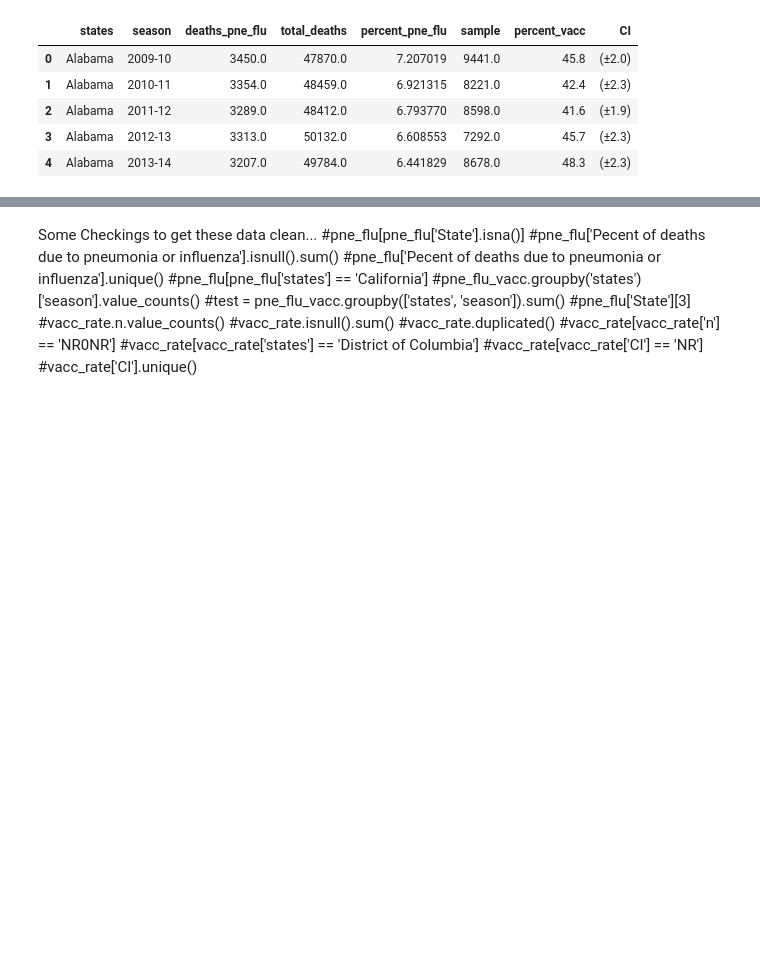
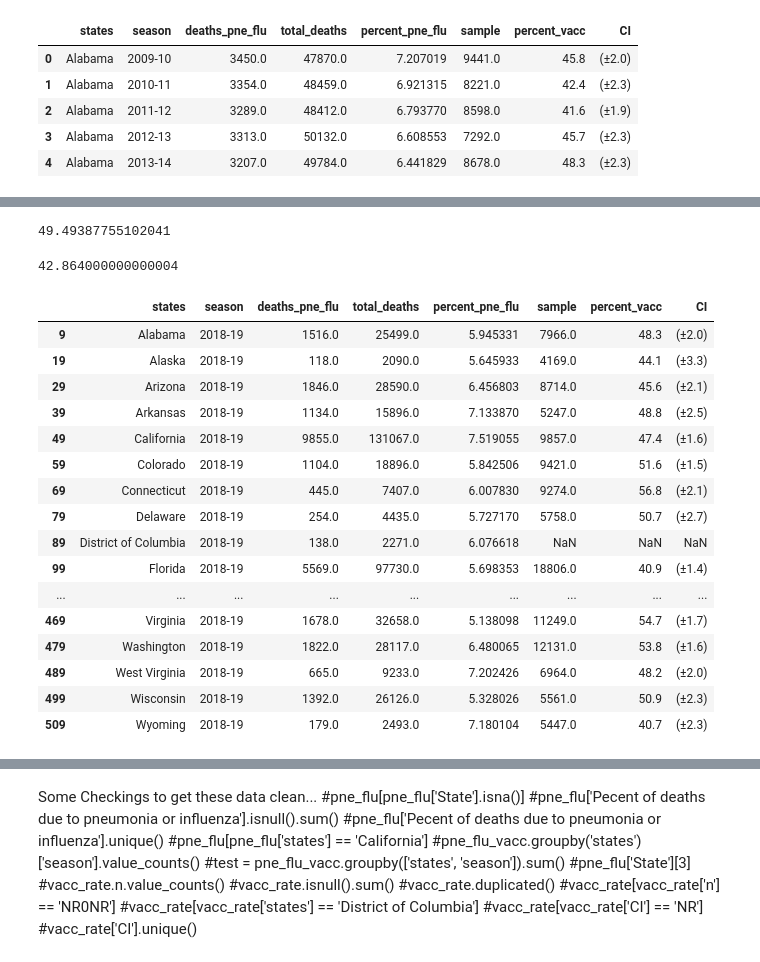
Before and after one commit to foyaza/pneumonia_influenza_deaths, a Jupyter notebook: capstone_data_cleaning_merging.ipynb, the cells around one changed output, grey strips where cells are left out. Drawn from its saved outputs; the diff is of its cells as text; code cells hidden in the pictures; blank space fills up the shorter version.

```diff
--- a/capstone_data_cleaning_merging.ipynb
+++ b/capstone_data_cleaning_merging.ipynb
@@ -297,0 +330,28 @@ pne_flu_vacc.to_csv('data/pne_flu_vacc.csv', index = False)
+# %%
+pne_flu_vacc[pne_flu_vacc['season'] == '2018-19']['percent_vacc'].mean()
+# %% [output]
+49.49387755102041
+# %%
+pne_flu_vacc[pne_flu_vacc['season'] == '2017-18']['percent_vacc'].mean()
+# %% [output]
+42.864000000000004
+# %%
+pne_flu_vacc[pne_flu_vacc['season'] == '2018-19']
+# %% [output]
+|  | states | season | deaths_pne_flu | total_deaths | percent_pne_flu | sample | percent_vacc | CI |
+| 9 | Alabama | 2018-19 | 1516.0 | 25499.0 | 5.945331 | 7966.0 | 48.3 | (±2.0) |
+| 19 | Alaska | 2018-19 | 118.0 | 2090.0 | 5.645933 | 4169.0 | 44.1 | (±3.3) |
+| 29 | Arizona | 2018-19 | 1846.0 | 28590.0 | 6.456803 | 8714.0 | 45.6 | (±2.1) |
+| 39 | Arkansas | 2018-19 | 1134.0 | 15896.0 | 7.133870 | 5247.0 | 48.8 | (±2.5) |
+| 49 | California | 2018-19 | 9855.0 | 131067.0 | 7.519055 | 9857.0 | 47.4 | (±1.6) |
+| 59 | Colorado | 2018-19 | 1104.0 | 18896.0 | 5.842506 | 9421.0 | 51.6 | (±1.5) |
+| 69 | Connecticut | 2018-19 | 445.0 | 7407.0 | 6.007830 | 9274.0 | 56.8 | (±2.1) |
+| 79 | Delaware | 2018-19 | 254.0 | 4435.0 | 5.727170 | 5758.0 | 50.7 | (±2.7) |
+| 89 | District of Columbia | 2018-19 | 138.0 | 2271.0 | 6.076618 | NaN | NaN | NaN |
+| 99 | Florida | 2018-19 | 5569.0 | 97730.0 | 5.698353 | 18806.0 | 40.9 | (±1.4) |
+| ... | ... | ... | ... | ... | ... | ... | ... | ... |
+| 469 | Virginia | 2018-19 | 1678.0 | 32658.0 | 5.138098 | 11249.0 | 54.7 | (±1.7) |
+| 479 | Washington | 2018-19 | 1822.0 | 28117.0 | 6.480065 | 12131.0 | 53.8 | (±1.6) |
+| 489 | West Virginia | 2018-19 | 665.0 | 9233.0 | 7.202426 | 6964.0 | 48.2 | (±2.0) |
+| 499 | Wisconsin | 2018-19 | 1392.0 | 26126.0 | 5.328026 | 5561.0 | 50.9 | (±2.3) |
+| 509 | Wyoming | 2018-19 | 179.0 | 2493.0 | 7.180104 | 5447.0 | 40.7 | (±2.3) |
```
Also changed, not shown: parts of 22 cells of this notebook, 1 other file.
